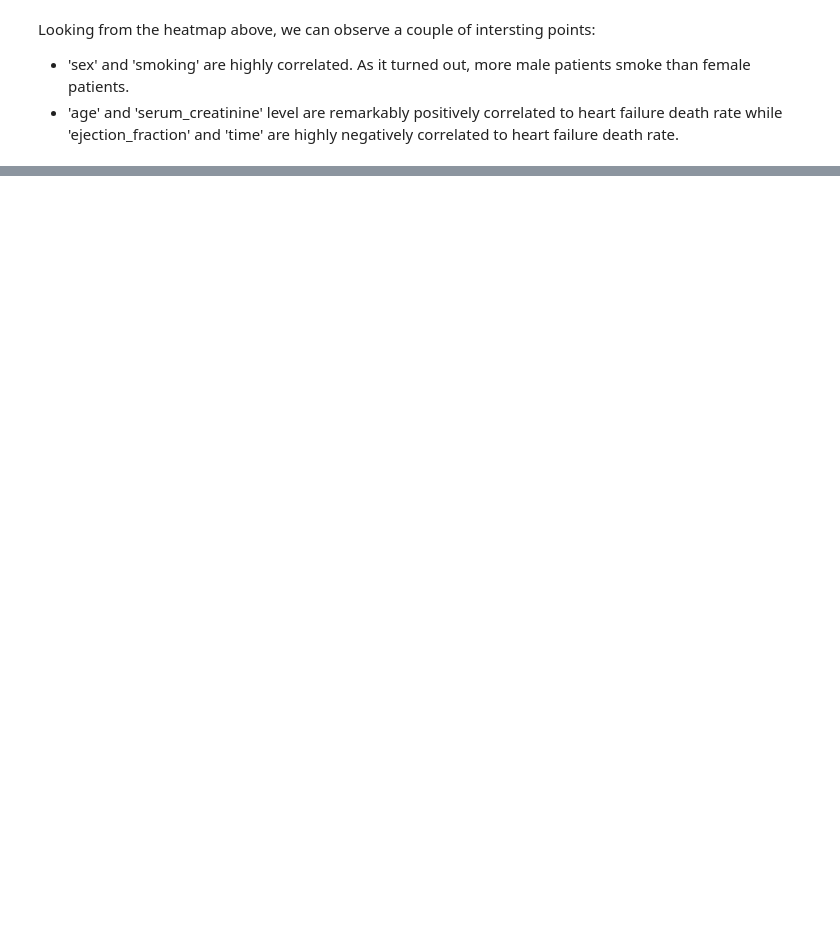
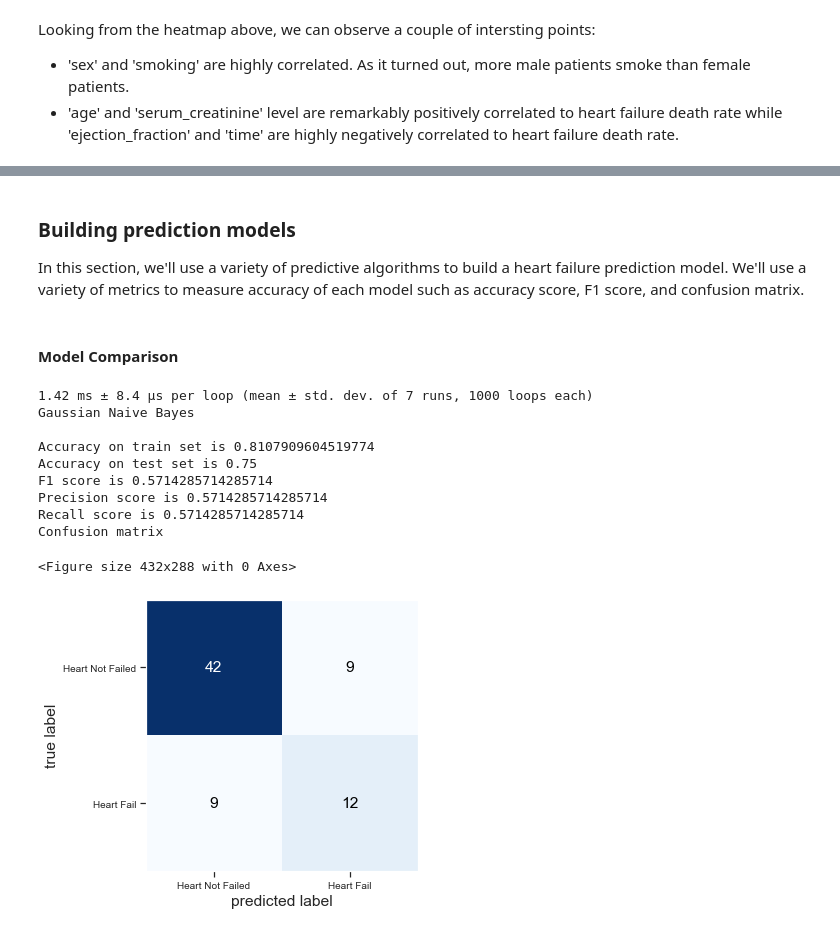
Before and after one commit to vilandao/heart_failure_prediction, a Jupyter notebook: heart_failure_prediction.ipynb, the cells around one changed output, grey strips where cells are left out. Saved outputs shown, nothing was run; the diff lists cells and outputs as text; code cells hidden in the pictures; blank space fills up the shorter version.

```diff
--- a/heart_failure_prediction.ipynb
+++ b/heart_failure_prediction.ipynb
@@ -313,0 +347,19 @@ Looking from the heatmap above, we can observe a couple of intersting points:
+# %%
+# Use SMOTE to handle class imbalance:
+sm = SMOTE(random_state=123)
+X_train_os, y_train_os = sm.fit_sample(X_train, y_train.ravel())
+
+print("Before OverSampling, counts of label '1': {}".format(sum(y_train == 1)))
+print("Before OverSampling, counts of label '0': {}".format(sum(y_train == 0)))
+print(' ')
+print("After OverSampling, counts of label '1': {}".format(sum(y_train_os == 1)))
+print("After OverSampling, counts of label '0': {}".format(sum(y_train_os == 0)))
+
+# Reassign newly sampled dataset:
+X_train = X_train_os
+y_train = y_train_os
+
+print(' ')
+print('The shape of data after handling class imbalance is ')
+print(X_train.shape, y_train.shape)
+print(X_test.shape, y_test.shape)
@@ -313,0 +376,43 @@ Looking from the heatmap above, we can observe a couple of intersting points:
+# %% [markdown]
+### Building prediction models
+
+In this section, we'll use a variety of predictive algorithms to build a heart failure prediction model. We'll use a variety of metrics to measure accuracy of each model such as accuracy score, F1 score, and confusion matrix.
+# %% [markdown]
+#### Model Comparison
+# %%
+# Helper function to execute the model and calculate accuracy score
+def model_execute(mod, model_name, X_train, y_train, X_test, y_test):
+    %timeit mod.fit(X_train, y_train)
+    print(model_name)
+    acc = cross_val_score(mod, X_train, y_train, scoring = "accuracy", cv = 5)
+    y_pred = mod.predict(X_test)
+    print('')
+    print('Accuracy on train set is {}'.format(acc.mean()))
+    print('Accuracy on test set is {}'.format(accuracy_score(y_test, y_pred)))
+    print('F1 score is {}'.format(metrics.f1_score(y_test, y_pred)))
+    print('Precision score is {}'.format(metrics.precision_score(y_test, y_pred)))
+    print('Recall score is {}'.format(metrics.recall_score(y_test, y_pred)))
+
+    cm = confusion_matrix(y_pred,y_test)
+    print('Confusion matrix')
+    plt.figure()
+    plot_confusion_matrix(cm, figsize=(8,5), hide_ticks=True, cmap=plt.cm.Blues)
+    plt.xticks(range(2), ["Heart Not Failed","Heart Fail"], fontsize=10)
+    plt.yticks(range(2), ["Heart Not Failed","Heart Fail"], fontsize=10)
+    plt.show()
+# %%
+# Gaussian model
+gnb = GaussianNB()
+model_execute(gnb, "Gaussian Naive Bayes", X_train, y_train, X_test, y_test)
+# %% [output]
+1.42 ms ± 8.4 µs per loop (mean ± std. dev. of 7 runs, 1000 loops each)
+Gaussian Naive Bayes
+
+Accuracy on train set is 0.8107909604519774
+Accuracy on test set is 0.75
+F1 score is 0.5714285714285714
+Precision score is 0.5714285714285714
+Recall score is 0.5714285714285714
+Confusion matrix
+<Figure size 432x288 with 0 Axes>
+[figure, added]
```
Also changed, not shown: parts of 22 cells of this notebook.
